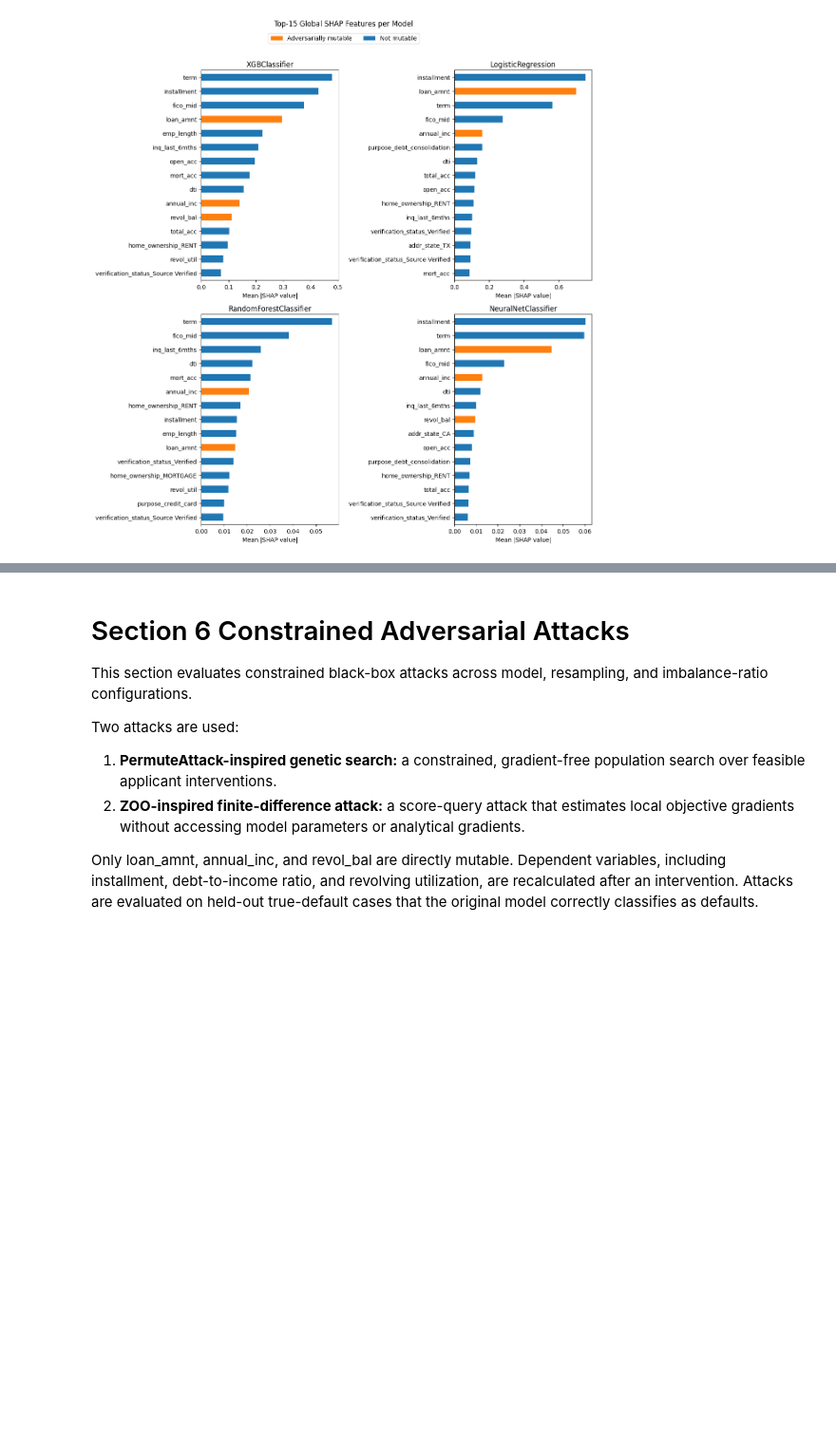
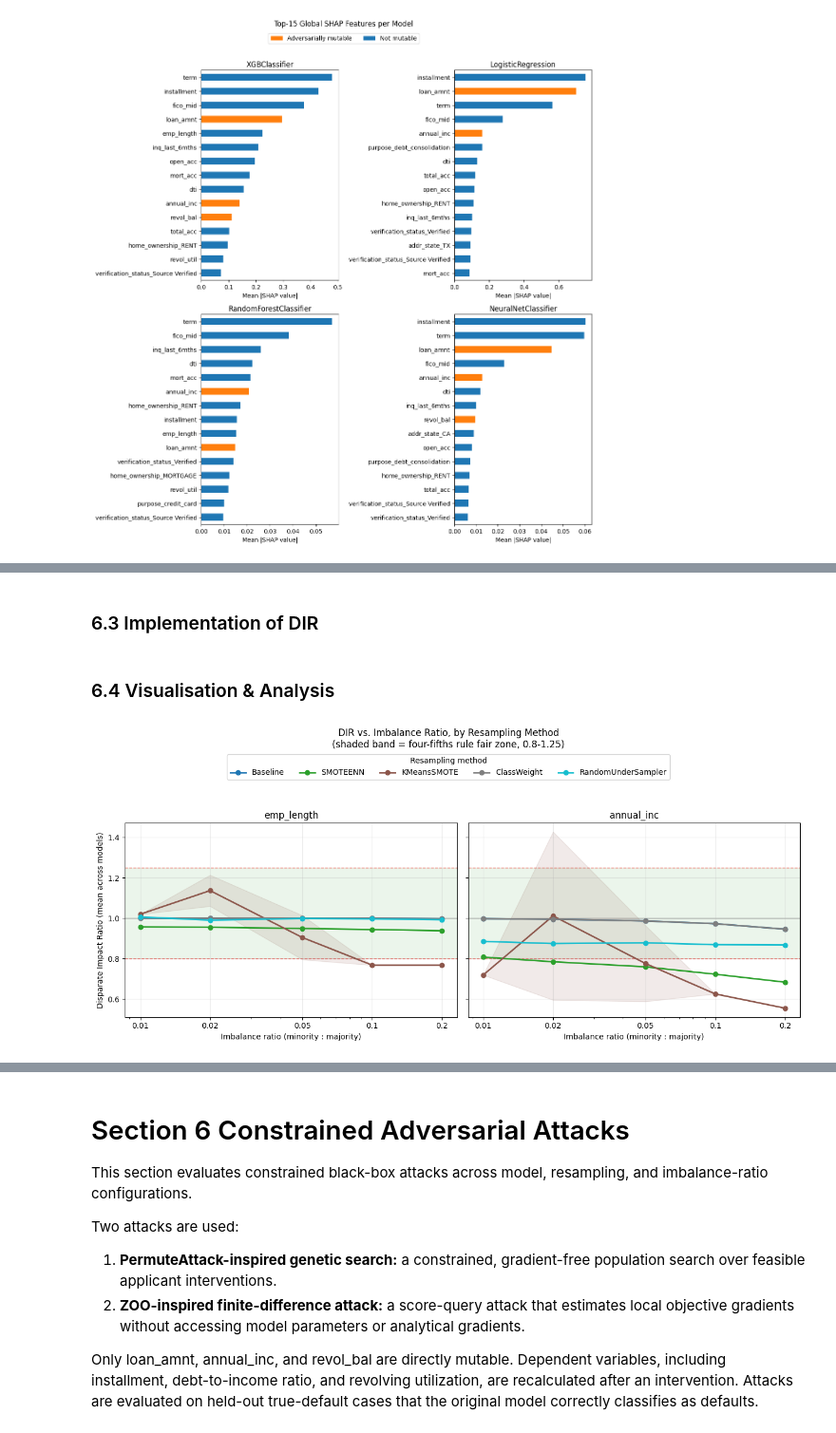
Before and after one commit to TimAngevare/Adversarial-Attacks-on-Class-Imbalanced-Lending-Default-Models, a Jupyter notebook: Notebook_Final_V1.ipynb, the cells around one changed output, grey strips where cells are left out. Shown at 95% size. Saved outputs shown, nothing was run; the diff lists cells and outputs as text; code cells hidden in the pictures; blank space fills up the shorter version.

Commit message:
Documenting and Analysis DIR

```diff
--- a/Notebook_Final_V1.ipynb
+++ b/Notebook_Final_V1.ipynb
@@ -2104,6 +2126,8 @@ def evaluate_dir_for_groups(
             })
 
     return pd.DataFrame(rows)
+# %% [markdown]
+### 6.3 Implementation of DIR
 # %%
 # Run DIR evaluation for each imbalance ratio, sampler, and selected model.
 # To save time, start with XGBoost only. Add other models here when needed.
@@ -2145,7 +2169,7 @@ for frac, (X_full, y_full) in datasets.items():
 
                 y_pred = pipe.predict(X_te)
 
-                dir_df = evaluate_dir_for_groups(
+                fairness_results_df = evaluate_dir_for_groups(
                     y_true=y_te,
                     y_pred=y_pred,
                     X_eval=X_te,
@@ -2154,10 +2178,10 @@ for frac, (X_full, y_full) in datasets.items():
                     favourable_label=FAVOURABLE_LABEL,
                 )
 
-                dir_df.insert(0, "Imbalance ratio", frac)
-                dir_df.insert(1, "Model", model_name)
-                dir_df.insert(2, "Sampler", sampler_name)
-                fairness_rows.append(dir_df)
+                fairness_results_df.insert(0, "Imbalance ratio", frac)
+                fairness_results_df.insert(1, "Model", model_name)
+                fairness_results_df.insert(2, "Sampler", sampler_name)
+                fairness_rows.append(fairness_results_df)
 
             except Exception as e:
                 fairness_rows.append(pd.DataFrame([{
@@ -2180,3 +2204,46 @@ for frac, (X_full, y_full) in datasets.items():
 fairness_results_df = pd.concat(fairness_rows, ignore_index=True)
 fairness_results_df.to_csv("dir_fairness_results.csv", index=False)
 fairness_results_df.round(3)
+# %%
+fairness_results_df = pd.read_csv("dir_fairness_results.csv")
+# %% [markdown]
+### 6.4 Visualisation & Analysis
+# %%
+colors = plt.cm.tab10(np.linspace(0, 1, len(unique_samplers)))
+sampler_colors = dict(zip(unique_samplers, colors))
+
+fig1, axes1 = plt.subplots(1, 2, figsize=(13, 5), sharey=True)
+
+for ax, feature in zip(axes1, list(DIR_GROUP_SPECS.keys())):
+    sub = fairness_results_df[fairness_results_df["Feature"] == feature]
+    ax.axhspan(0.8, 1.25, color="green", alpha=0.08, zorder=0)
+    ax.axhline(1.0, color="grey", linestyle="-", linewidth=1, zorder=1)
+    ax.axhline(0.8, color="red", linestyle="--", linewidth=1, alpha=0.6, zorder=1)
+    ax.axhline(1.25, color="red", linestyle="--", linewidth=1, alpha=0.6, zorder=1)
+
+    for sampler in unique_samplers:
+        s = sub[sub["Sampler"] == sampler].groupby("Imbalance ratio")["DIR"]
+        mean = s.mean()
+        std = s.std()
+        ax.plot(mean.index, mean.values, marker="o", label=sampler,
+                 color=sampler_colors[sampler], linewidth=2)
+        ax.fill_between(mean.index, mean - std, mean + std,
+                          color=sampler_colors[sampler], alpha=0.12)
+
+    ax.set_title(feature)
+    ax.set_xlabel("Imbalance ratio (minority : majority)")
+    ax.set_xscale("log")
+    ax.xaxis.set_major_formatter(mticker.FuncFormatter(lambda x, _: f"{x:g}"))
+    ax.set_xticks(sorted(fairness_results_df["Imbalance ratio"].unique()))
+    ax.grid(alpha=0.25)
+
+axes1[0].set_ylabel("Disparate Impact Ratio (mean across models)")
+handles, labels = axes1[0].get_legend_handles_labels()
+fig1.legend(handles, labels, loc="upper center", ncol=5, bbox_to_anchor=(0.5, 1.08),
+            title="Resampling method")
+fig1.suptitle("DIR vs. Imbalance Ratio, by Resampling Method\n(shaded band = four-fifths rule fair zone, 0.8-1.25)",
+              y=1.16, fontsize=12)
+fig1.tight_layout()
+plt.show()
+# %% [output]
+[figure, added]
```
Also changed, not shown: parts of 11 cells of this notebook, 1 other file.
